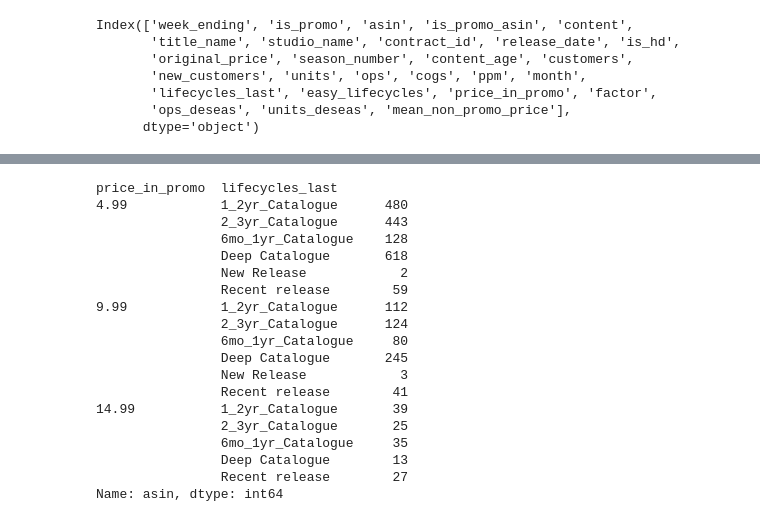
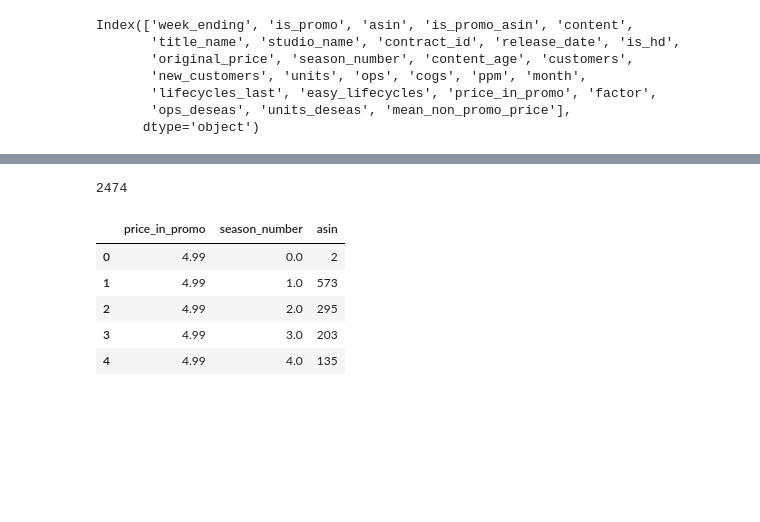
Before and after one commit to dfadeeff/AMZ_Projects, a Jupyter notebook: Price Points with Content Lifecycle - in Progress-NextVersion.ipynb, the cells around one changed output, grey strips where cells are left out. Saved outputs shown, nothing was run; the diff lists cells and outputs as text; code cells hidden in the pictures; blank space fills up the shorter version.

```diff
--- a/Price Points with Content Lifecycle - in Progress-NextVersion.ipynb
+++ b/Price Points with Content Lifecycle - in Progress-NextVersion.ipynb
@@ -433,22 +419,15 @@ get
 # %%
-gluon.groupby(['price_in_promo',"lifecycles_last"])['asin'].nunique()
+gluon['asin'].nunique()
 # %% [output]
-price_in_promo  lifecycles_last
-4.99            1_2yr_Catalogue      480
-                2_3yr_Catalogue      443
-                6mo_1yr_Catalogue    128
-                Deep Catalogue       618
-                New Release            2
-                Recent release        59
-9.99            1_2yr_Catalogue      112
-                2_3yr_Catalogue      124
-                6mo_1yr_Catalogue     80
-                Deep Catalogue       245
-                New Release            3
-                Recent release        41
-14.99           1_2yr_Catalogue       39
-                2_3yr_Catalogue       25
-                6mo_1yr_Catalogue     35
-                Deep Catalogue        13
-                Recent release        27
-Name: asin, dtype: int64
+2474
+# %%
+ggg = gluon.groupby(['price_in_promo','season_number'])['asin'].nunique().reset_index()
+# %%
+ggg.head()
+# %% [output]
+|  | price_in_promo | season_number | asin |
+| 0 | 4.99 | 0.0 | 2 |
+| 1 | 4.99 | 1.0 | 573 |
+| 2 | 4.99 | 2.0 | 295 |
+| 3 | 4.99 | 3.0 | 203 |
+| 4 | 4.99 | 4.0 | 135 |
```
Also changed, not shown: parts of 5 cells of this notebook.
